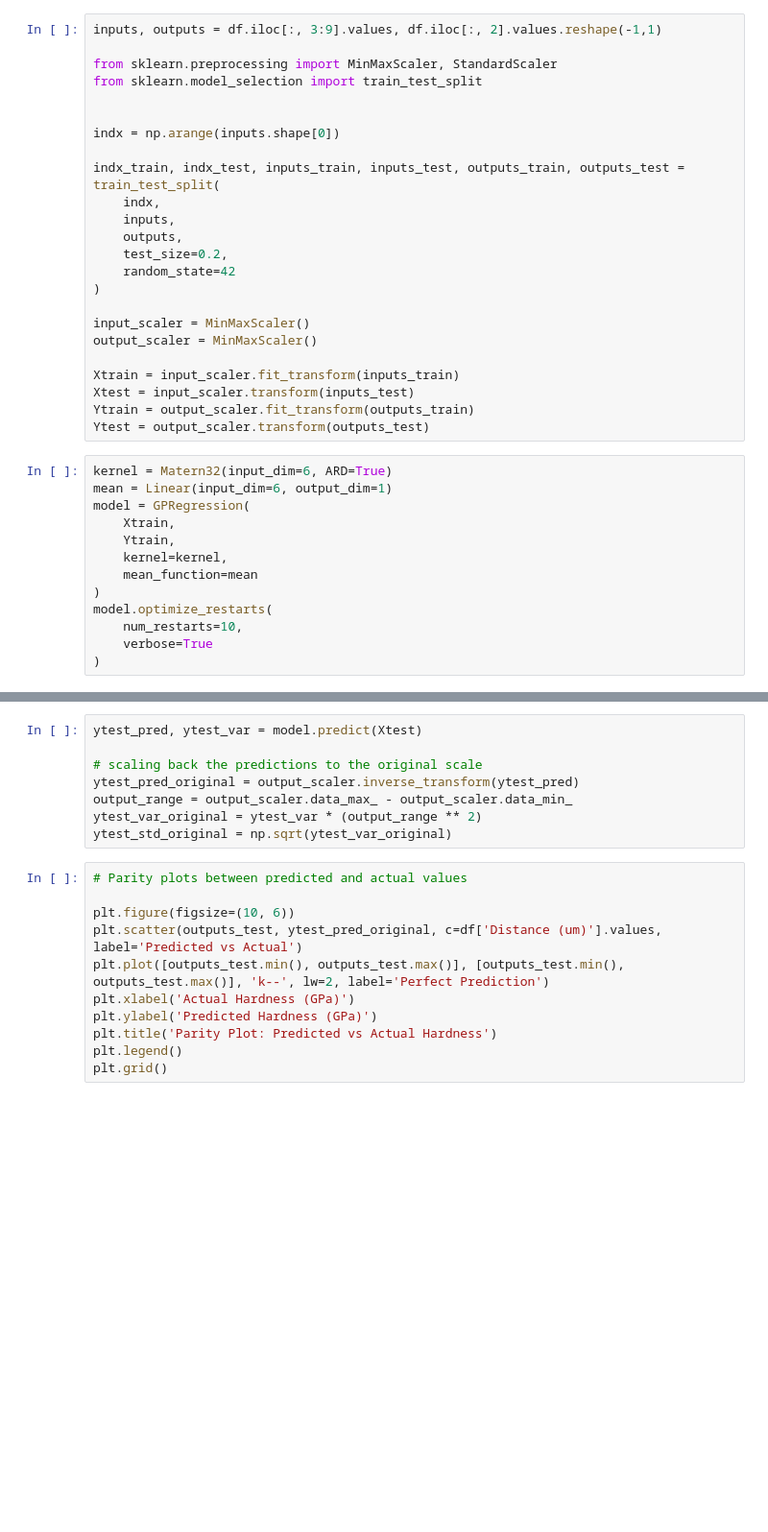
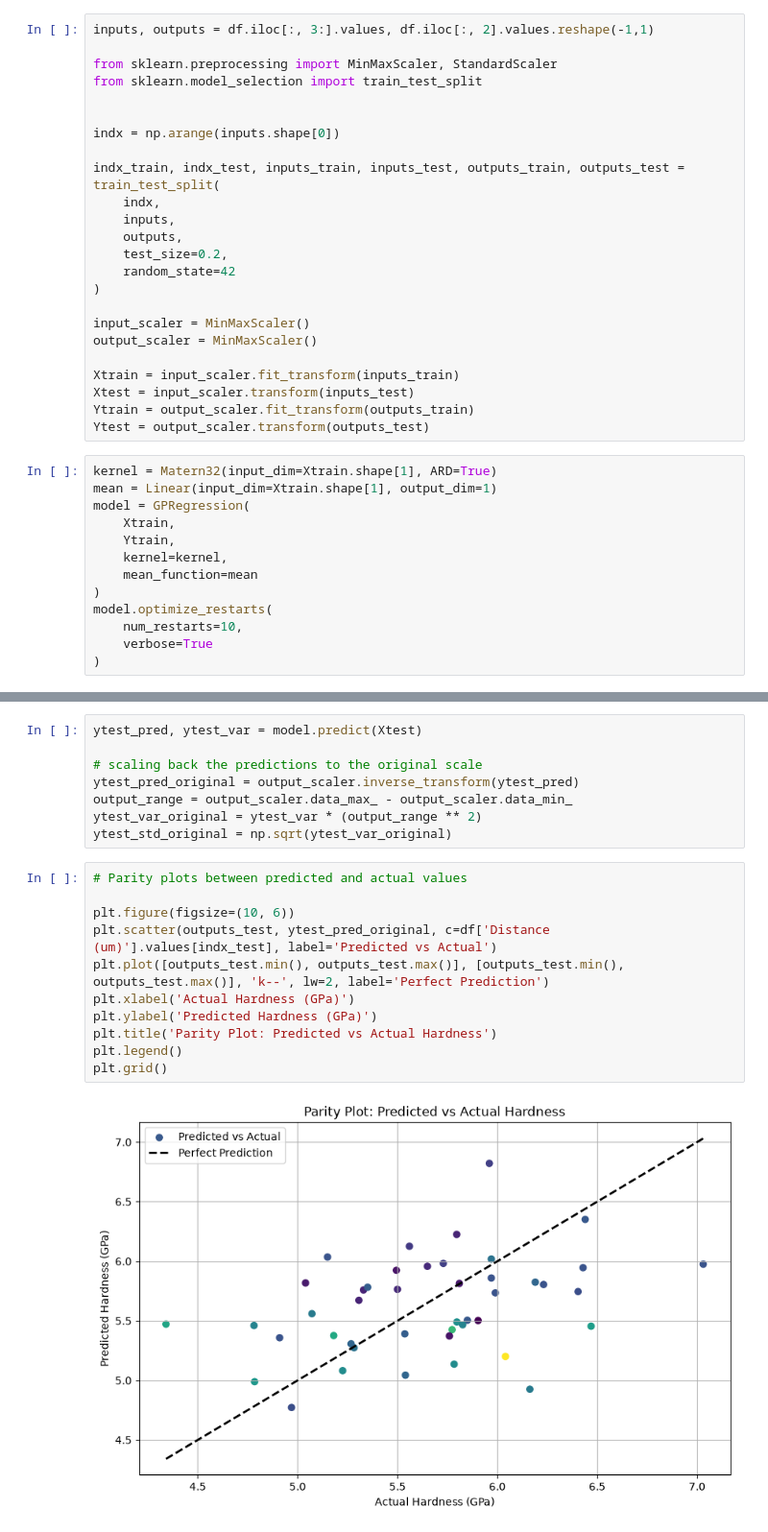
Before and after one commit to aditya-multiscale/iastate_gb_indentation, a Jupyter notebook: gp_analysis.ipynb, the cells around one changed output, grey strips where cells are left out. Shown at 96% size. Cells and saved outputs as stored; diff of their text form; blank space fills up the shorter version.

```diff
--- a/gp_analysis.ipynb
+++ b/gp_analysis.ipynb
@@ -76,7 +76,7 @@ df["Misorientation axis 1"] = [axis[0] for axis in misorientation_axes]
 df["Misorientation axis 2"] = [axis[1] for axis in misorientation_axes]
 df["Misorientation axis 3"] = [axis[2] for axis in misorientation_axes]
 # %%
-inputs, outputs = df.iloc[:, 3:9].values, df.iloc[:, 2].values.reshape(-1,1)
+inputs, outputs = df.iloc[:, 3:].values, df.iloc[:, 2].values.reshape(-1,1)
 
 from sklearn.preprocessing import MinMaxScaler, StandardScaler
 from sklearn.model_selection import train_test_split
@@ -100,8 +100,8 @@ Xtest = input_scaler.transform(inputs_test)
 Ytrain = output_scaler.fit_transform(outputs_train)
 Ytest = output_scaler.transform(outputs_test)
 # %%
-kernel = Matern32(input_dim=6, ARD=True)
-mean = Linear(input_dim=6, output_dim=1)
+kernel = Matern32(input_dim=Xtrain.shape[1], ARD=True)
+mean = Linear(input_dim=Xtrain.shape[1], output_dim=1)
 model = GPRegression(
     Xtrain,
     Ytrain,
@@ -144,11 +144,13 @@ ytest_std_original = np.sqrt(ytest_var_original)
 # %%
 # Parity plots between predicted and actual values
 
 plt.figure(figsize=(10, 6))
-plt.scatter(outputs_test, ytest_pred_original, c=df['Distance (um)'].values, label='Predicted vs Actual')
+plt.scatter(outputs_test, ytest_pred_original, c=df['Distance (um)'].values[indx_test], label='Predicted vs Actual')
 plt.plot([outputs_test.min(), outputs_test.max()], [outputs_test.min(), outputs_test.max()], 'k--', lw=2, label='Perfect Prediction')
 plt.xlabel('Actual Hardness (GPa)')
 plt.ylabel('Predicted Hardness (GPa)')
 plt.title('Parity Plot: Predicted vs Actual Hardness')
 plt.legend()
 plt.grid()
+# %% [output]
+[figure, added]
```
Also changed, not shown: parts of 1 cell of this notebook, 1 other file.
